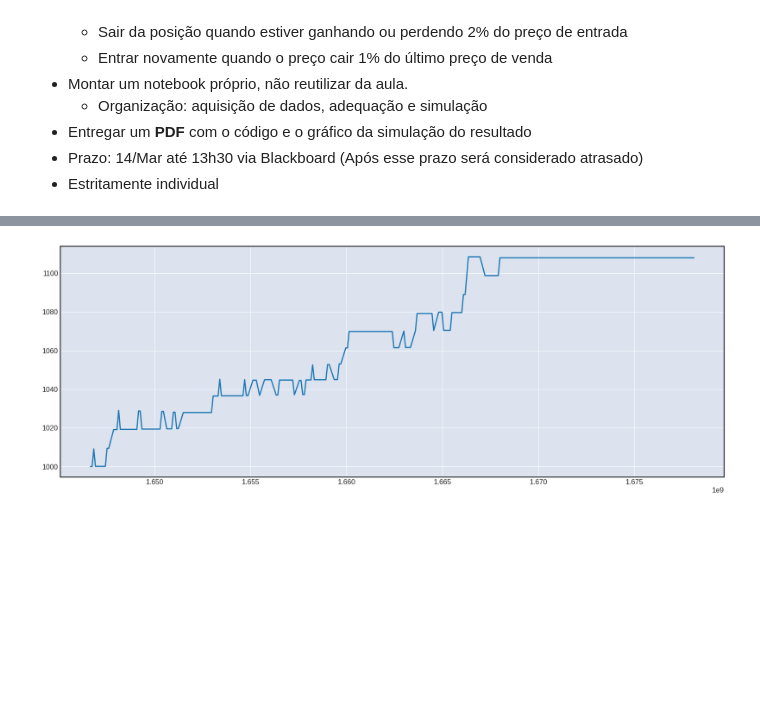
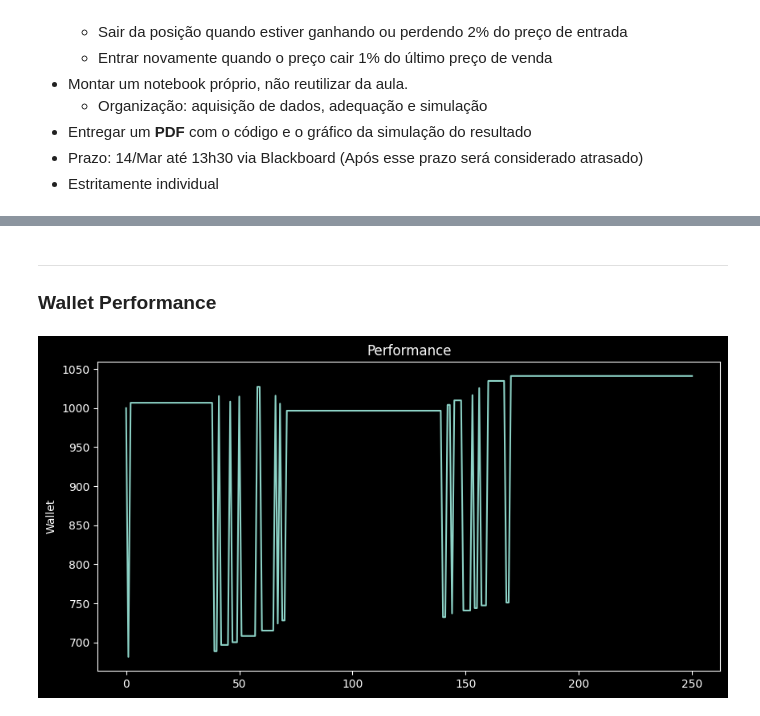
Before and after one commit to AntonioFuziy/algotrading, a Jupyter notebook: Entrega1/Ex1.ipynb, the cells around one changed output, grey strips where cells are left out. Saved outputs shown, nothing was run; the diff lists cells and outputs as text; code cells hidden in the pictures; blank space fills up the shorter version.

```diff
--- a/Entrega1/Ex1.ipynb
+++ b/Entrega1/Ex1.ipynb
@@ -10,10 +17,12 @@ from scipy import stats
 import yahoofinancials as yf
 from pprint import pprint
 import mplfinance as mpf
+from IPython import display
 
-from IPython import display
+plt.style.use("dark_background")
 # %%
-ticker = 'ITSA4.SA'
+#Berkshire Hathaway
+ticker = 'BRK-B'
 
 start_date = '2022-03-07'
 end_date =  '2023-03-07'
@@ -75,34 +69,30 @@ print(len(brkb))
 # %%
 i = 0
 wallet_list = []
+mark_to_market = []
+buy_signals = []
+sell_signals = []
 wallet = 1000
-# last_sold = notional
 last = brkb.close[0]
 position = 0
 first = True
 for price in brkb.close:
-    #condicao de entrada
+    sell_signal = float("nan")
+    buy_signal = float("nan")
     if (price <= last*0.99) and position == 0:
         if wallet > price:
             wallet -= price
             last = price
             position = 1
-            print("comprou")
-    #condicao de saida
+            buy_signal = price
     elif (price >= last*1.02 or price <= last*0.98) and position == 1:
         wallet += price
         last = price
         position = 0
-        print("vendeu")
+        sell_signal = price
+
+    sell_signals.append(sell_signal)
+    buy_signals.append(buy_signal)
+
     wallet_list.append(wallet)
-    print(f"price: {price}")
-    print(f"last 2%+: {last*0.02}")
-    print(f"last 2%-: {-last*0.02}")
-    print(f"last 1%-: {last*0.01}")
-    print(f"wallet: {wallet}")
-    print(f"price differece: {price - last}")
-    print("========================================")
-    print("")
-
-
-print(f"resultado: {wallet_list[-1] - wallet_list[0]}")
+    mark_to_market.append(wallet+1*position*price)
@@ -149,7 +109,12 @@ Name: date, Length: 251, dtype: int64
+# %% [markdown]
+___
+
+### Wallet Performance
 # %%
-plt.figure(figsize=(20,7))
-plt.plot(brkb_raw["date"], wallet_list)
-# plt.plot(brkb_raw["date"], brkb_raw["close"])
+plt.figure(figsize=(10,5))
+plt.title("Performance")
+plt.ylabel("Wallet")
+pd.Series(wallet_list).plot()
 plt.show()
 # %% [output]
-[figure, old version]
+[figure, new version]
```
Also changed, not shown: parts of 12 cells of this notebook.
